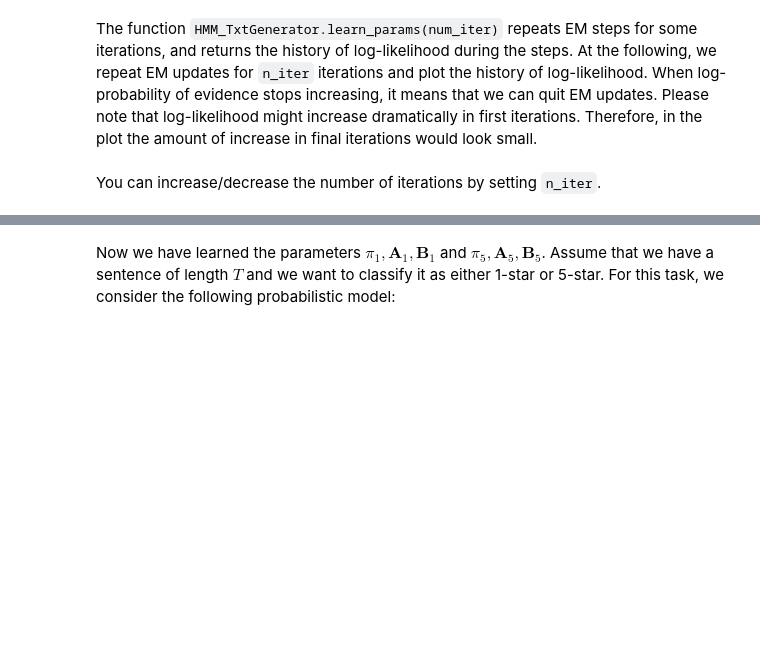
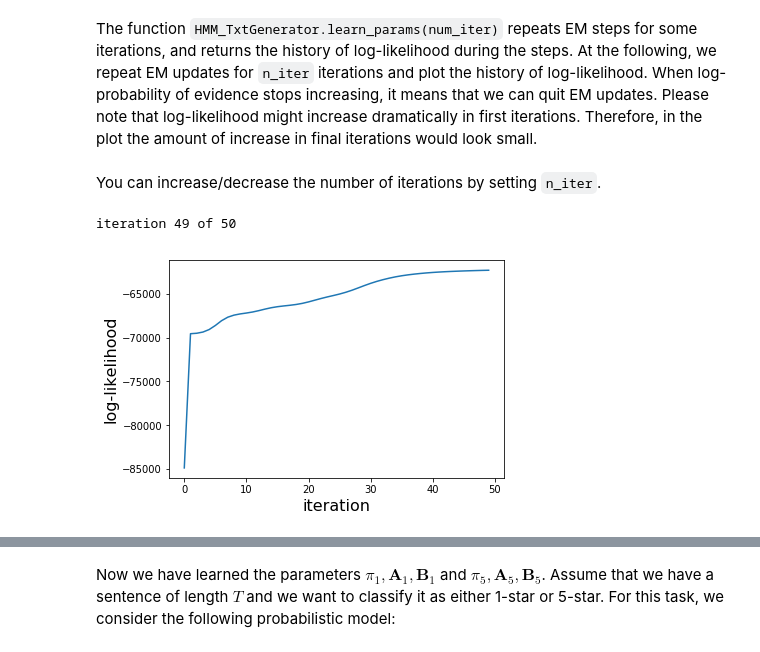
Before and after one commit to anhmt90/mining-massive-dataset, a Jupyter notebook: task_02/task_02_hidden_markov_model.ipynb, the cells around one changed output, grey strips where cells are left out. Cells and saved outputs as stored; diff of their text form; code cells hidden in the pictures; blank space fills up the shorter version.

```diff
--- a/task_02/task_02_hidden_markov_model.ipynb
+++ b/task_02/task_02_hidden_markov_model.ipynb
@@ -210,7 +210,8 @@ class HMM_TxtGenerator:
 
         # log likelihood = sum over s of alpha(t, s)*beta(t, s)
         log_likelihood = np.sum(np.multiply(alpha,beta), axis=1)
-        log_likelihood = np.log(np.mean(log_likelihood))
+        print(log_likelihood)
+        log_likelihood = np.log(log_likelihood[0])
 
         return alpha, beta, log_likelihood
 
@@ -251,10 +252,8 @@ class HMM_TxtGenerator:
         sum_gamma_x = np.zeros((self.K, self.V))
         #this is not vectorized :( #
         for i in range(self.K):
-            for j in range(self.V):
                 for t in range(T):
-                    if(j == conv_sen[t]):
-                        sum_gamma_x[i,j] += gamma_x[t,i]
+                    sum_gamma_x[i,conv_sen[t]] += gamma_x[t,i]
 
 
         chi = np.zeros((T-1,self.K, self.K))
@@ -302,25 +301,21 @@ class HMM_TxtGenerator:
         hidden = []
         sentence = []
 
-        # sample from initial probabilities
-#         z1 = np.random.choice(self.K, pi)
-        z1 = np.random.choice(np.arange(self.K), p=pi.flatten())
+        # sample from initial probabilities according to the distribution in pi
+        z1 = np.random.choice(np.arange(self.K), p=pi.flatten(), replace=False)
         hidden.append(z1)
 
         # first emission
-#         x1 = np.random.choice(self.V, B[z1, :])
-        x1 = np.random.choice(np.arange(self.V), p=B[z1, :])
+        x1 = np.random.choice(np.arange(self.V), p=B[z1, :], replace=False)
         sentence.append(x1)
 
         last_state = z1
         p_xt = pi / np.sum(pi)
         for i in range(sentence_length-1):
-#             z = np.random.choice(self.K, A[last_state, :])
-#             x = np.random.choice(self.V, B[z, :])
 
             # sample by categorical distribution
-            z = np.random.choice(np.arange(self.K), p=A[last_state, :])
-            x = np.random.choice(np.arange(self.V), p=B[z, :])
+            z = np.random.choice(np.arange(self.K), p=A[last_state, :], replace=False)
+            x = np.random.choice(np.arange(self.V), p=B[z, :], replace=False)
 
             hidden.append(z)
             sentence.append(x)
@@ -514,11 +509,14 @@ At the following, we repeat EM updates for `n_iter` iterations and plot the hist
 # %% [markdown]
 You can increase/decrease the number of iterations by setting `n_iter`.
 # %%
-# n_iter = 50
-# history_loglik_1 = hmm_1.learn_params(n_iter)
-# plt.figure()
-# plt.plot(range(len(history_loglik_1)) , history_loglik_1)
-# plt.xlabel("iteration",fontsize=16)
-# plt.ylabel("log-likelihood",fontsize=16)
-# plt.show()
+n_iter = 50
+history_loglik_1 = hmm_1.learn_params(n_iter)
+plt.figure()
+plt.plot(range(len(history_loglik_1)) , history_loglik_1)
+plt.xlabel("iteration",fontsize=16)
+plt.ylabel("log-likelihood",fontsize=16)
+plt.show()
+# %% [output]
+iteration 49 of 50
+[figure, added]
 # %%
```
Also changed, not shown: parts of 5 cells of this notebook, 3 other files.
